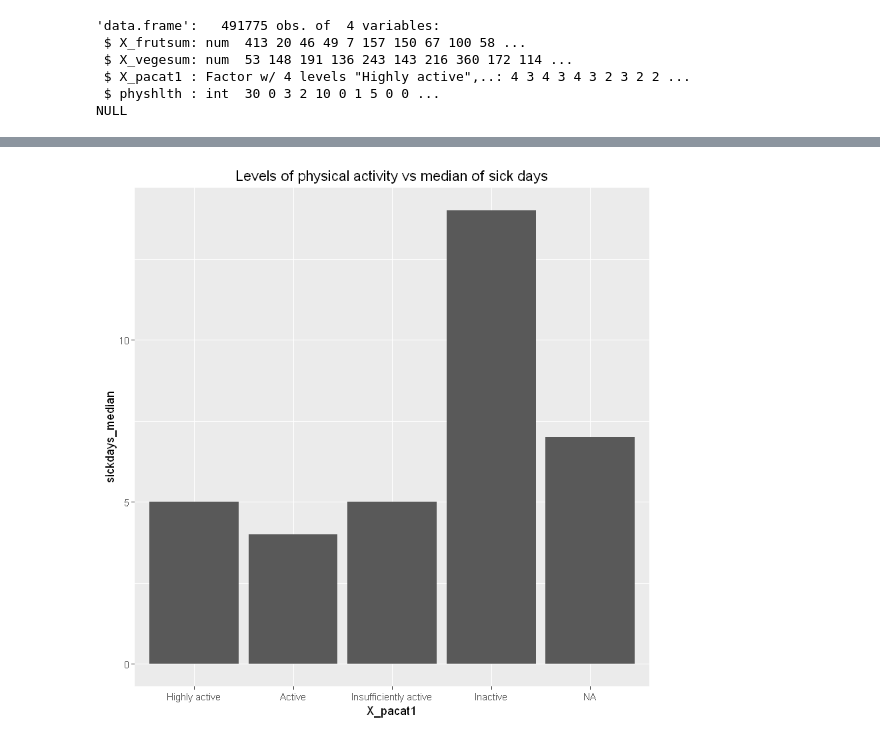
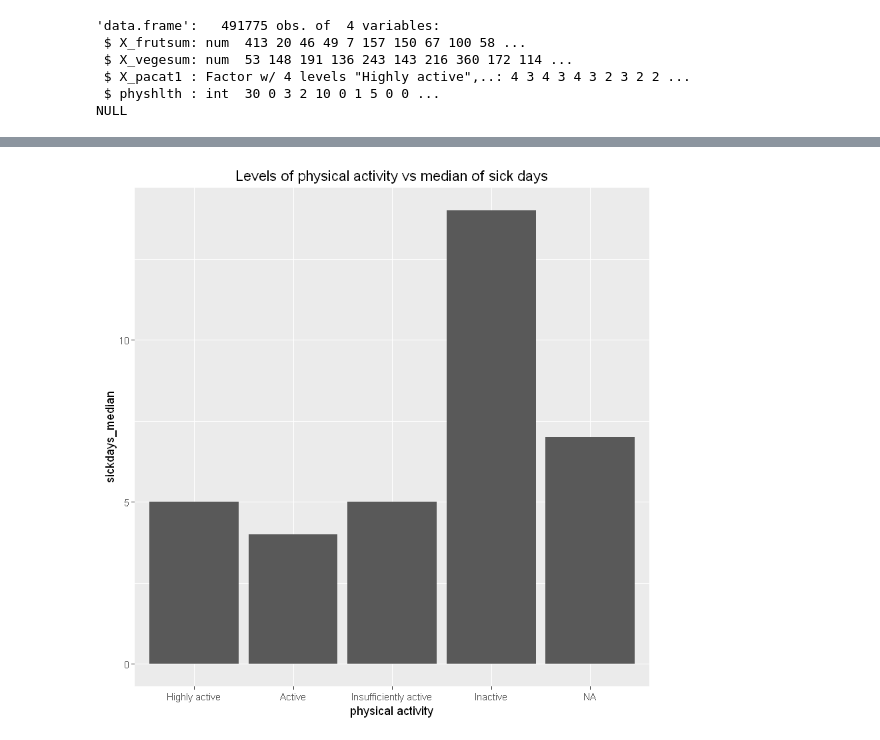
Before and after one commit to slzdevsnp/learn, a Jupyter notebook: dasi/m1_prj/m1_proj_nb.ipynb, the cells around one changed output, grey strips where cells are left out. Saved outputs shown, nothing was run; the diff lists cells and outputs as text; code cells hidden in the pictures.

```diff
--- a/dasi/m1_prj/m1_proj_nb.ipynb
+++ b/dasi/m1_prj/m1_proj_nb.ipynb
@@ -252,10 +253,11 @@ print(p1)
 # %%
 # we observe that the median number of sick days
 #is greater if physical activity is missing
 sel1_brfss2013 %>% filter(physhlth>0.99 & physhlth < 32) %>%
 group_by(X_pacat1) %>% summarize(sickdays_median=median(physhlth)) %>%
 ggplot(aes(x=X_pacat1, y=sickdays_median)) +
     geom_bar(stat="identity") +
-    ggtitle("Levels of physical activity vs median of sick days")
+    ggtitle("Levels of physical activity vs median of sick days") +
+    labs(x="physical activity")
 # %% [output]
-[figure, old version]
+[figure, new version]
```
Also changed, not shown: parts of 6 cells of this notebook, 2 other files.
